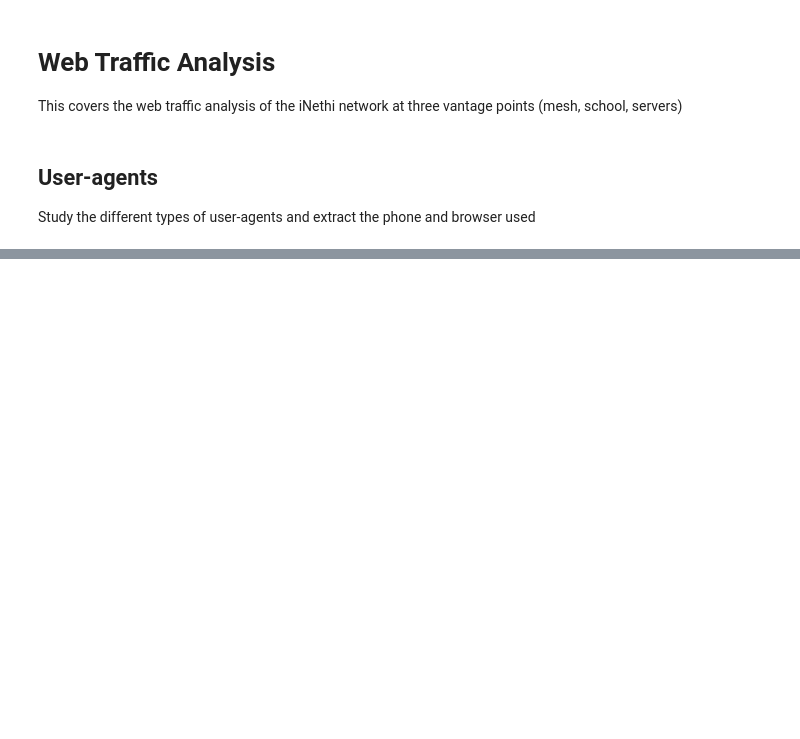
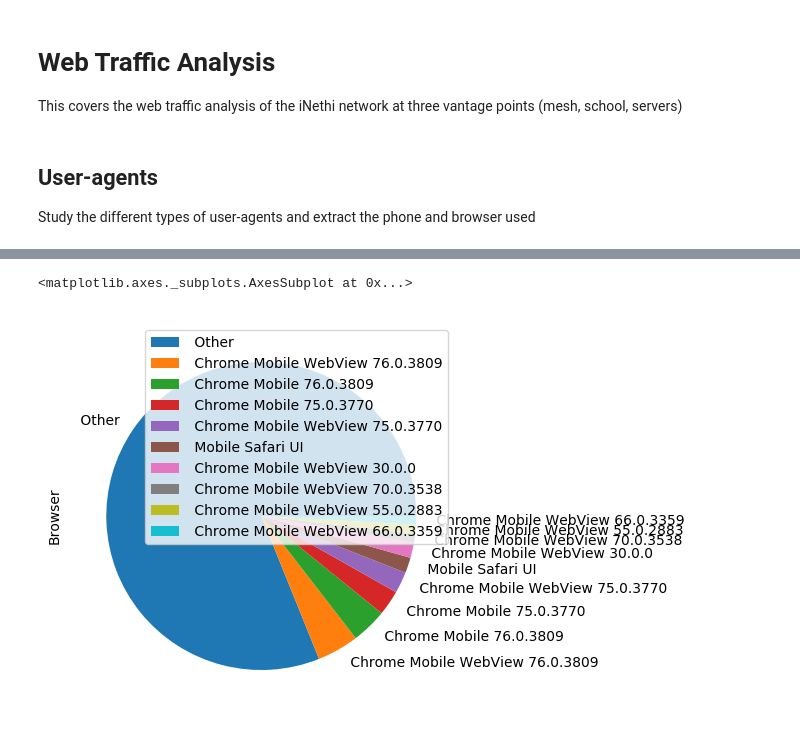
Before and after one commit to amreesh/inethi-traffic-analysis, a Jupyter notebook: web-traffic-analysis.ipynb, the cells around one changed output, grey strips where cells are left out. Drawn from its saved outputs; the diff is of its cells as text; code cells hidden in the pictures; blank space fills up the shorter version.

```diff
--- a/web-traffic-analysis.ipynb
+++ b/web-traffic-analysis.ipynb
@@ -61,0 +87,7 @@ df_host = df_mesh.groupby(['host']).count()[['ip_src']]
+# %%
+df_browser = df_uas.loc[~df_uas.browser.str.startswith(' Android')]
+
+df_browser.groupby(['browser']).count()[['ua']].sort_values('ua', ascending=False)[:10].plot(x='browser', y='ua', kind='pie', figsize=(5, 5), label='Browser')
+# %% [output]
+<matplotlib.axes._subplots.AxesSubplot at 0x...>
+[figure, added]
```
Also changed, not shown: parts of 25 cells of this notebook, 6 other files.
